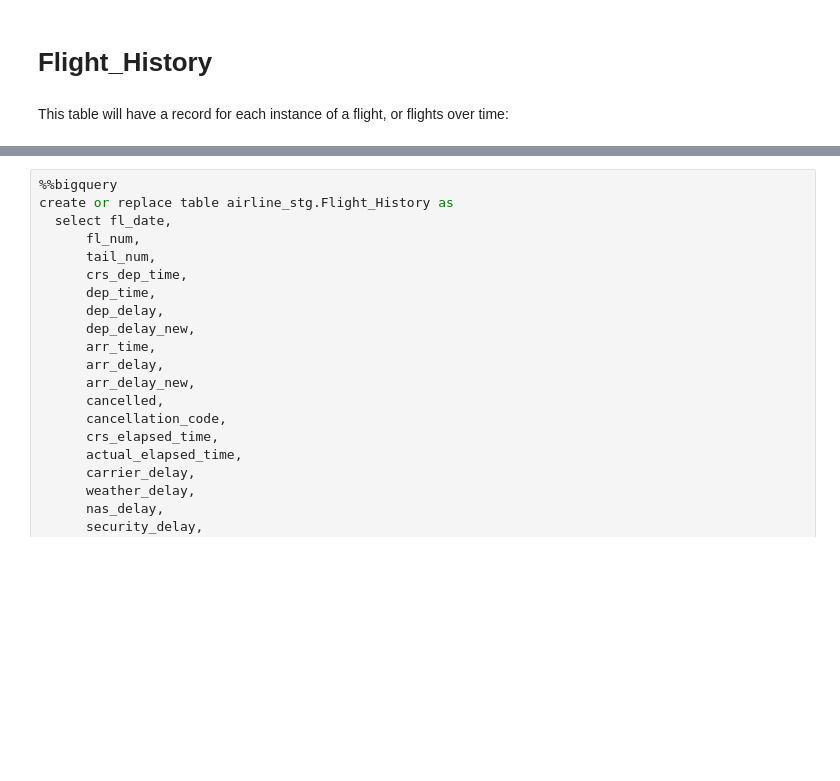
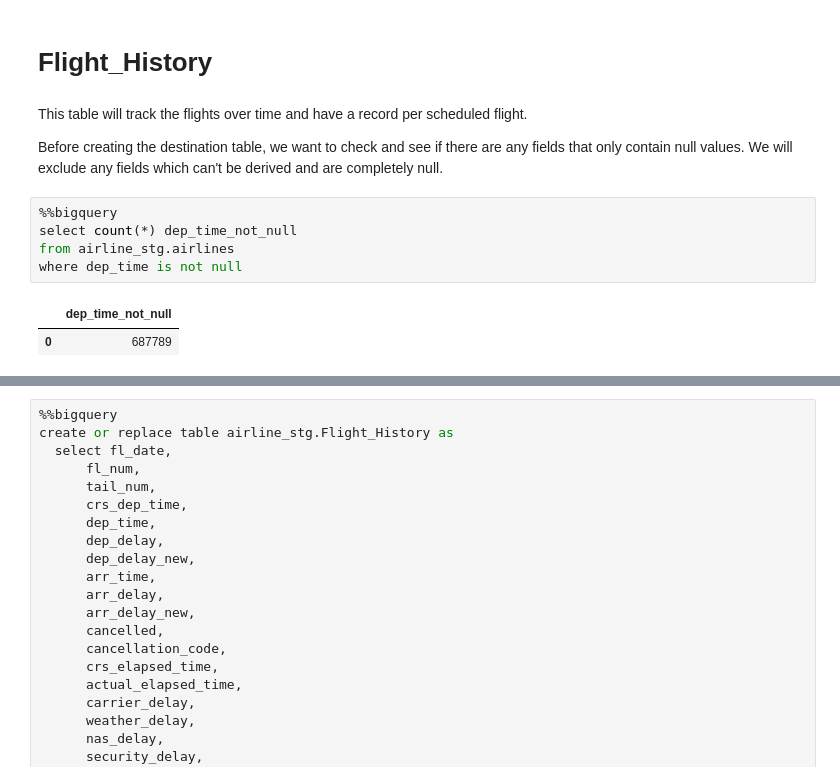
Before and after one commit to cs329e-spring2024/snippets, a Jupyter notebook: p2b-entity-decomp.ipynb, the cells around one changed output, grey strips where cells are left out. Saved outputs shown, nothing was run; the diff lists cells and outputs as text; blank space fills up the shorter version.

Commit message:
added checks for null fields

```diff
--- a/p2b-entity-decomp.ipynb
+++ b/p2b-entity-decomp.ipynb
@@ -169,4 +169,14 @@ select count(*) as unique_flights from airline_stg.Flight
 # %% [markdown]
 # Flight_History
 # %% [markdown]
-This table will have a record for each instance of a flight, or flights over time:
+This table will track the flights over time and have a record per scheduled flight.
+
+Before creating the destination table, we want to check and see if there are any fields that only contain null values. We will exclude any fields which can't be derived and are completely null.
+# %%
+%%bigquery
+select count(*) dep_time_not_null
+from airline_stg.airlines
+where dep_time is not null
+# %% [output]
+|  | dep_time_not_null |
+| 0 | 687789 |
```
Also changed, not shown: parts of 12 cells of this notebook.
